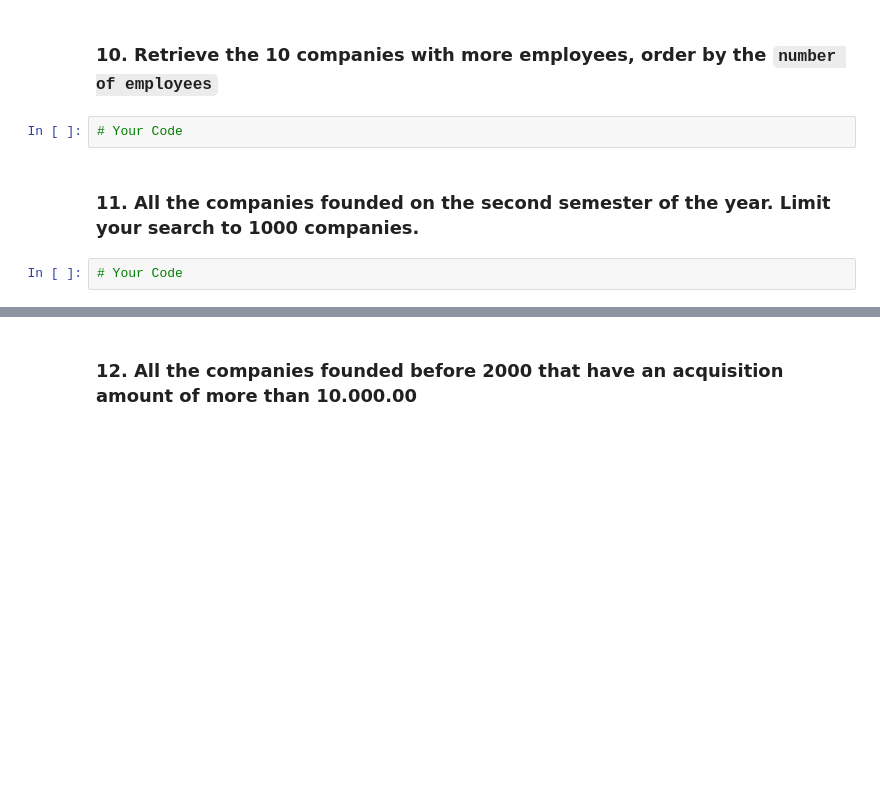
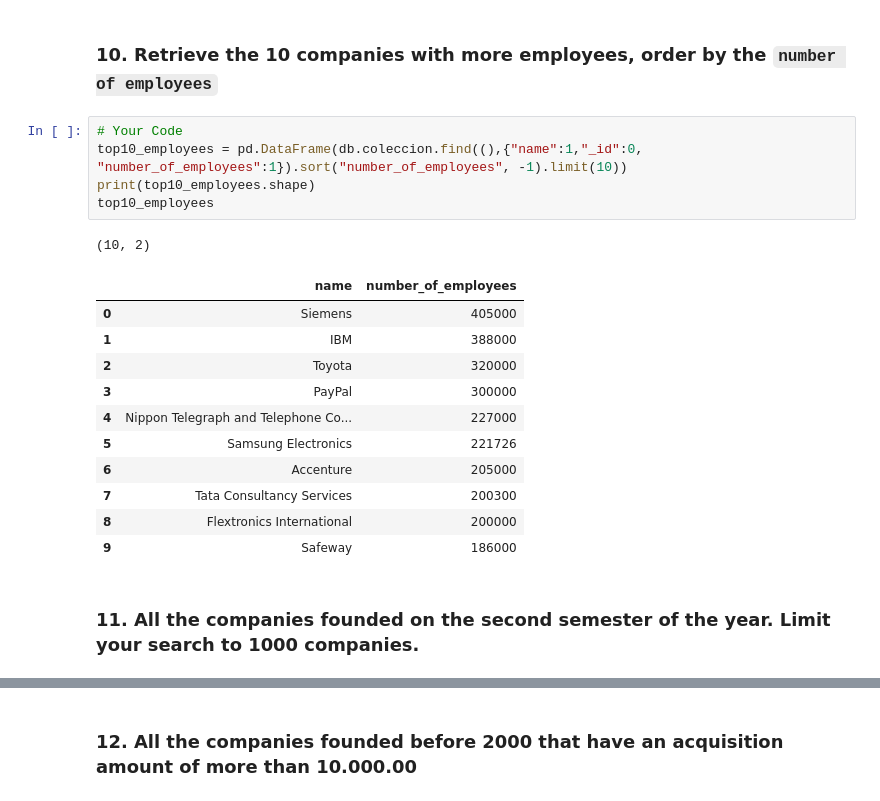
Before and after one commit to Ironhack-Data-Madrid-PartTime-Oct22/lab-mongo-queries, a Jupyter notebook: your_code/main.ipynb, the cells around one changed output, grey strips where cells are left out. Cells and saved outputs as stored; diff of their text form; blank space fills up the shorter version.

```diff
--- a/your_code/main.ipynb
+++ b/your_code/main.ipynb
@@ -160,8 +166,22 @@ companies_100_1000.head(2)
 # %% [markdown]
 ### 10. Retrieve the 10 companies with more employees, order by the `number of employees`
-# %%
-# Your Code
+# %%
+# Your Code
+top10_employees = pd.DataFrame(db.coleccion.find((),{"name":1,"_id":0, "number_of_employees":1}).sort("number_of_employees", -1).limit(10))
+print(top10_employees.shape)
+top10_employees
+# %% [output]
+(10, 2)
+|  | name | number_of_employees |
+| 0 | Siemens | 405000 |
+| 1 | IBM | 388000 |
+| 2 | Toyota | 320000 |
+| 3 | PayPal | 300000 |
+| 4 | Nippon Telegraph and Telephone Co... | 227000 |
+| 5 | Samsung Electronics | 221726 |
+| 6 | Accenture | 205000 |
+| 7 | Tata Consultancy Services | 200300 |
+| 8 | Flextronics International | 200000 |
+| 9 | Safeway | 186000 |
 # %% [markdown]
 ### 11. All the companies founded on the second semester of the year. Limit your search to 1000 companies.
-# %%
-# Your Code
```
Also changed, not shown: parts of 8 cells of this notebook.
